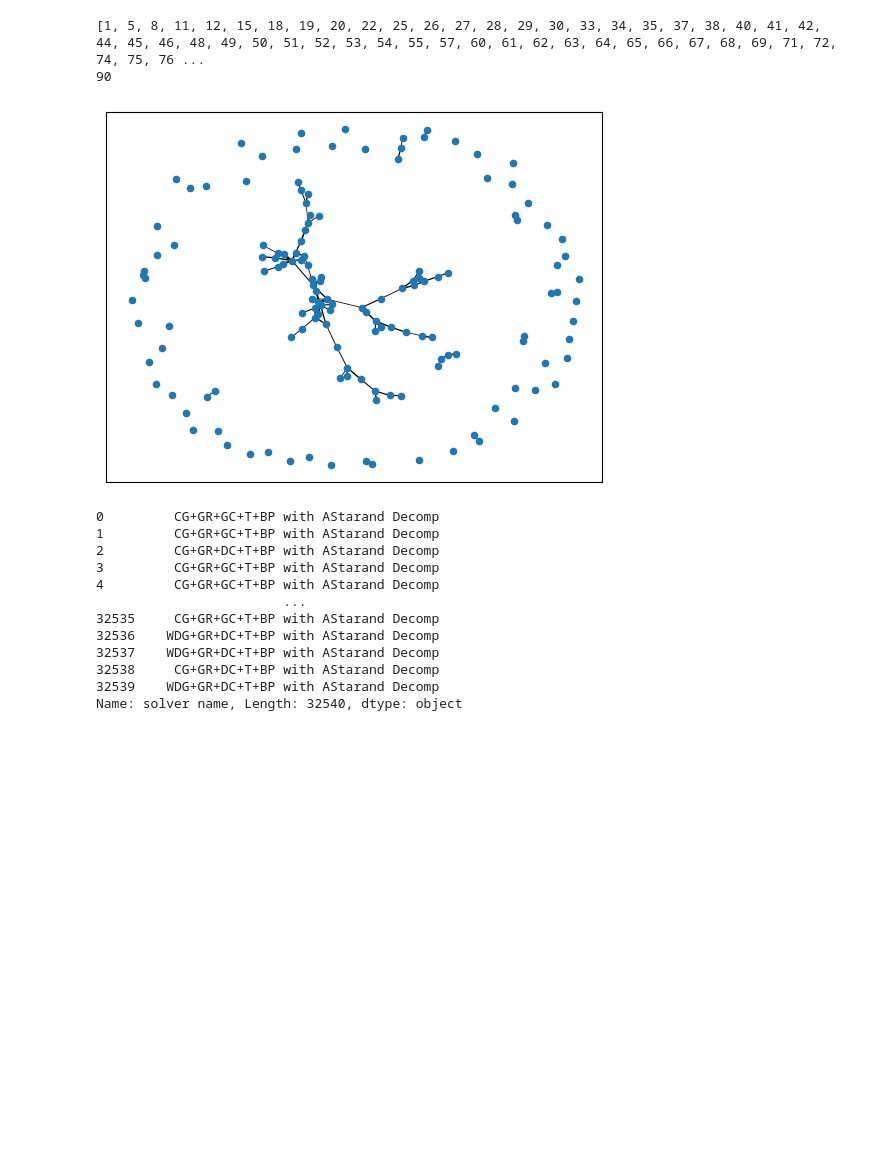
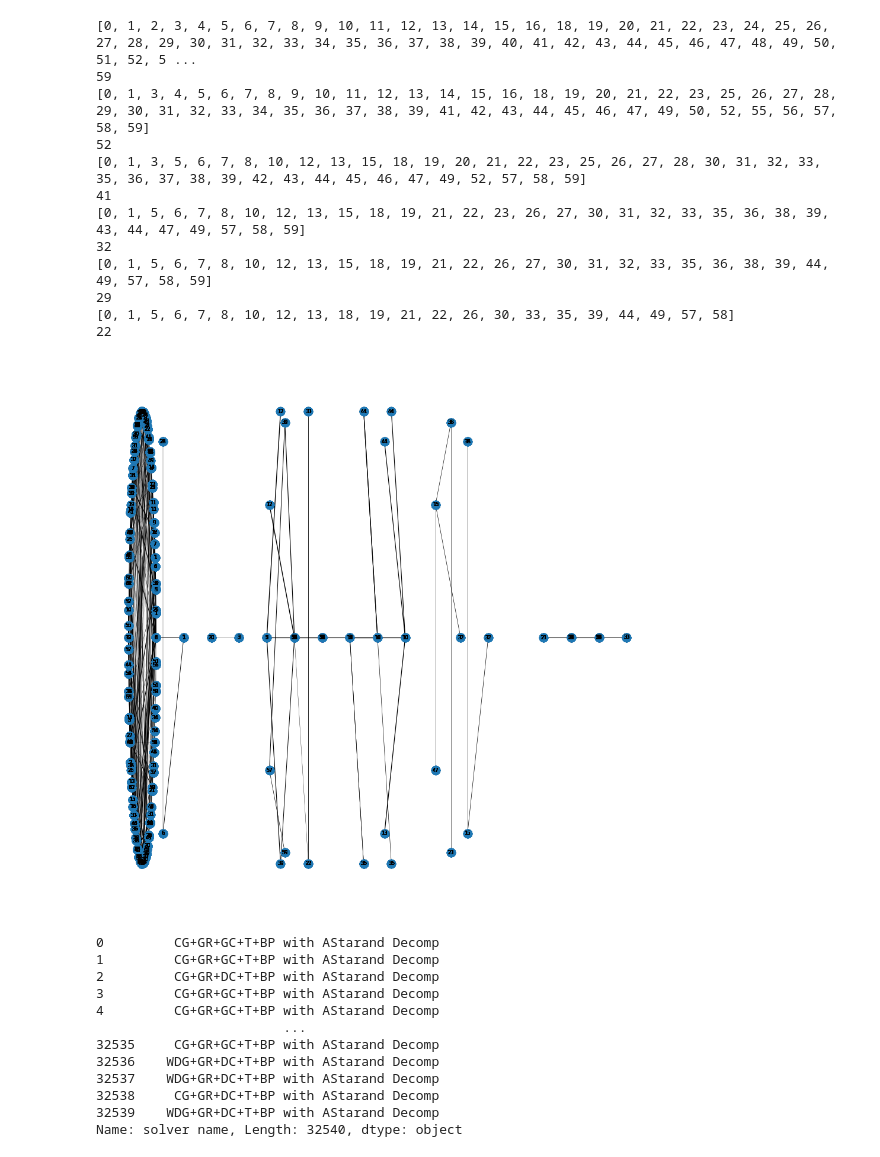
Before and after one commit to Eric-Ewing/CBSH2-RTC, a Jupyter notebook: python/analysis.ipynb, the cells around one changed output. Cells and saved outputs as stored; diff of their text form; code cells hidden in the pictures; blank space fills up the shorter version.

```diff
--- a/python/analysis.ipynb
+++ b/python/analysis.ipynb
@@ -27,20 +27,45 @@ def draw_by_prob(prob):
     for (node1,node2,data) in G.edges(data=True):
             all_weights.append(data['weight'])
     unique_weights = list(set(all_weights))
-    pos = nx.spring_layout(G)
-    nx.draw_networkx_nodes(G, pos, node_size=20)
-    for weight in unique_weights:
-        weighted_edges = [(u, v) for (u, v, w) in G.edges(data=True) if w['weight'] == weight]
-        width = weight
-        nx.draw_networkx_edges(G, pos, edgelist=weighted_edges, width=width)
+    if prob > 0.1:
+         fig = plt.figure(0, (12, 3))
+    else:
+         fig = plt.figure(0, (12, 12))
+
+    for i, subgraph in enumerate(nx.connected_components(G)):
+        if len(subgraph) == 1:
+             continue
+        subgraph = nx.subgraph(G, subgraph)
+        pos = nx.circular_layout(subgraph)
+        pos = {k: (v[0]+i*2, v[1]) for k, v in pos.items()}
+        for weight in unique_weights:
+            weighted_edges = [(u, v) for (u, v, w) in G.edges(data=True) if w['weight'] == weight and (u in subgraph.nodes)]
+            width = weight
+            nx.draw_networkx_edges(subgraph, pos, edgelist=weighted_edges, width=width)
+            nx.draw_networkx_nodes(subgraph, pos, node_size=100)
+            nx.draw_networkx_labels(subgraph, pos, font_size=6, font_color='k')
     print(list(nodes_with_edges))
     print(len(nodes_with_edges))
+    plt.box(False)
+    plt.savefig("prob_{}.pdf".format(prob))
+    plt.clf()
-# %%
-draw_by_prob(0.5)
-# %% [output]
-[1, 5, 8, 11, 12, 15, 18, 19, 20, 22, 25, 26, 27, 28, 29, 30, 33, 34, 35, 37, 38, 40, 41, 42, 44, 45, 46, 48, 49, 50, 51, 52, 53, 54, 55, 57, 60, 61, 62, 63, 64, 65, 66, 67, 68, 69, 71, 72, 74, 75, 76 ...
-90
-[figure, removed]
+# %%
+for i in np.arange(0, 0.6, 0.1):
+    draw_by_prob(i)
+# %% [output]
+[0, 1, 2, 3, 4, 5, 6, 7, 8, 9, 10, 11, 12, 13, 14, 15, 16, 18, 19, 20, 21, 22, 23, 24, 25, 26, 27, 28, 29, 30, 31, 32, 33, 34, 35, 36, 37, 38, 39, 40, 41, 42, 43, 44, 45, 46, 47, 48, 49, 50, 51, 52, 5 ...
+59
+[0, 1, 3, 4, 5, 6, 7, 8, 9, 10, 11, 12, 13, 14, 15, 16, 18, 19, 20, 21, 22, 23, 25, 26, 27, 28, 29, 30, 31, 32, 33, 34, 35, 36, 37, 38, 39, 41, 42, 43, 44, 45, 46, 47, 49, 50, 52, 55, 56, 57, 58, 59]
+52
+[0, 1, 3, 5, 6, 7, 8, 10, 12, 13, 15, 18, 19, 20, 21, 22, 23, 25, 26, 27, 28, 30, 31, 32, 33, 35, 36, 37, 38, 39, 42, 43, 44, 45, 46, 47, 49, 52, 57, 58, 59]
+41
+[0, 1, 5, 6, 7, 8, 10, 12, 13, 15, 18, 19, 21, 22, 23, 26, 27, 30, 31, 32, 33, 35, 36, 38, 39, 43, 44, 47, 49, 57, 58, 59]
+32
+[0, 1, 5, 6, 7, 8, 10, 12, 13, 15, 18, 19, 21, 22, 26, 27, 30, 31, 32, 33, 35, 36, 38, 39, 44, 49, 57, 58, 59]
+29
+[0, 1, 5, 6, 7, 8, 10, 12, 13, 18, 19, 21, 22, 26, 30, 33, 35, 39, 44, 49, 57, 58]
+22
+[figure, added]
 # %%
 import pandas as pd
 df = pd.read_csv('../experiments.csv')
```
Also changed, not shown: parts of 2 cells of this notebook, 4 other files.
